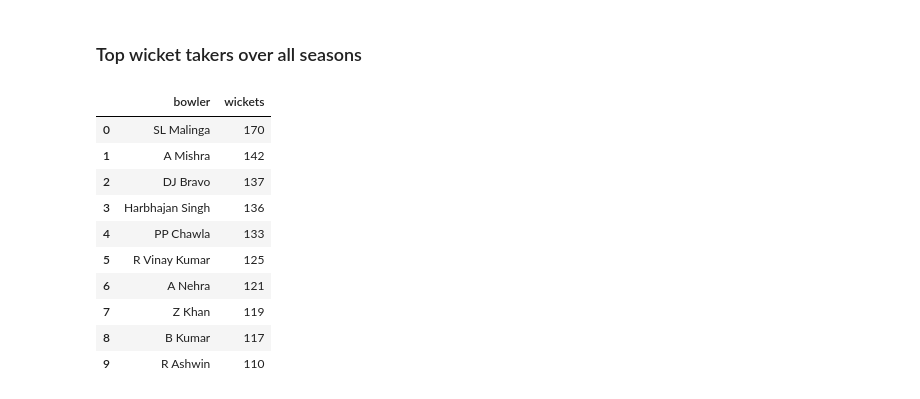
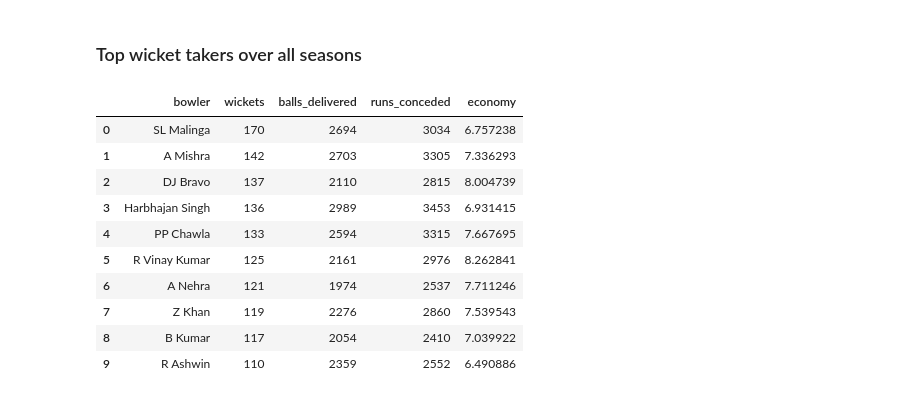
Before and after one commit to ryuukkk/ipl-analysis, a Jupyter notebook: visualisations.ipynb, the cells around one changed output. Cells and saved outputs as stored; diff of their text form; code cells hidden in the pictures.

```diff
--- a/visualisations.ipynb
+++ b/visualisations.ipynb
@@ -20,6 +20,10 @@ delivs.head()
 | 3 | 1 | 1 | Sunrisers Hyderabad | Royal Challengers Bangalore | 1 | 4 | DA Warner | S Dhawan | TS Mills | ... |
 | 4 | 1 | 1 | Sunrisers Hyderabad | Royal Challengers Bangalore | 1 | 5 | DA Warner | S Dhawan | TS Mills | ... |
 5 rows × 21 columns
+# %%
+balls_faced = delivs.groupby('batsman')['bowler'].count()
+balls_delivered = delivs.groupby('bowler')['bowler'].count()
+runs_conceded = delivs.groupby('bowler')['total_runs'].sum()
 # %%
 matches.head()
 # %% [output]
@@ -72,20 +92,26 @@ delivs['if_dismissed'].value_counts()
 Name: if_dismissed, dtype: int64
 # %% [markdown]
 <h3>Top wicket takers over all seasons</h3>
+# %%
+economy = runs_conceded/(wicket_takers['balls_delivered']/6)
 # %%
-wicket_takers_sorted = delivs.groupby('bowler')[['bowler', 'if_dismissed']].sum().sort_values(by='if_dismissed', ascending=False).reset_index()
-wicket_takers_sorted.columns = ['bowler', 'wickets']
+wicket_takers = delivs.groupby('bowler')[['bowler', 'if_dismissed']].sum()
+wicket_takers['balls_delivered'] = balls_delivered
+wicket_takers['runs_conceded'] = runs_conceded
+wicket_takers['economy'] = economy
+wicket_takers.columns = ['wickets', 'balls_delivered', 'runs_conceded', 'economy']
+wicket_takers_sorted = wicket_takers.sort_values(by='wickets', ascending=False).reset_index()
 wicket_takers_sorted.head(10)
 # %% [output]
-|  | bowler | wickets |
-| 0 | SL Malinga | 170 |
-| 1 | A Mishra | 142 |
-| 2 | DJ Bravo | 137 |
-| 3 | Harbhajan Singh | 136 |
-| 4 | PP Chawla | 133 |
-| 5 | R Vinay Kumar | 125 |
-| 6 | A Nehra | 121 |
-| 7 | Z Khan | 119 |
-| 8 | B Kumar | 117 |
-| 9 | R Ashwin | 110 |
+|  | bowler | wickets | balls_delivered | runs_conceded | economy |
+| 0 | SL Malinga | 170 | 2694 | 3034 | 6.757238 |
+| 1 | A Mishra | 142 | 2703 | 3305 | 7.336293 |
+| 2 | DJ Bravo | 137 | 2110 | 2815 | 8.004739 |
+| 3 | Harbhajan Singh | 136 | 2989 | 3453 | 6.931415 |
+| 4 | PP Chawla | 133 | 2594 | 3315 | 7.667695 |
+| 5 | R Vinay Kumar | 125 | 2161 | 2976 | 8.262841 |
+| 6 | A Nehra | 121 | 1974 | 2537 | 7.711246 |
+| 7 | Z Khan | 119 | 2276 | 2860 | 7.539543 |
+| 8 | B Kumar | 117 | 2054 | 2410 | 7.039922 |
+| 9 | R Ashwin | 110 | 2359 | 2552 | 6.490886 |
 # %%
```
Also changed, not shown: parts of 10 cells of this notebook, 4 other files.
